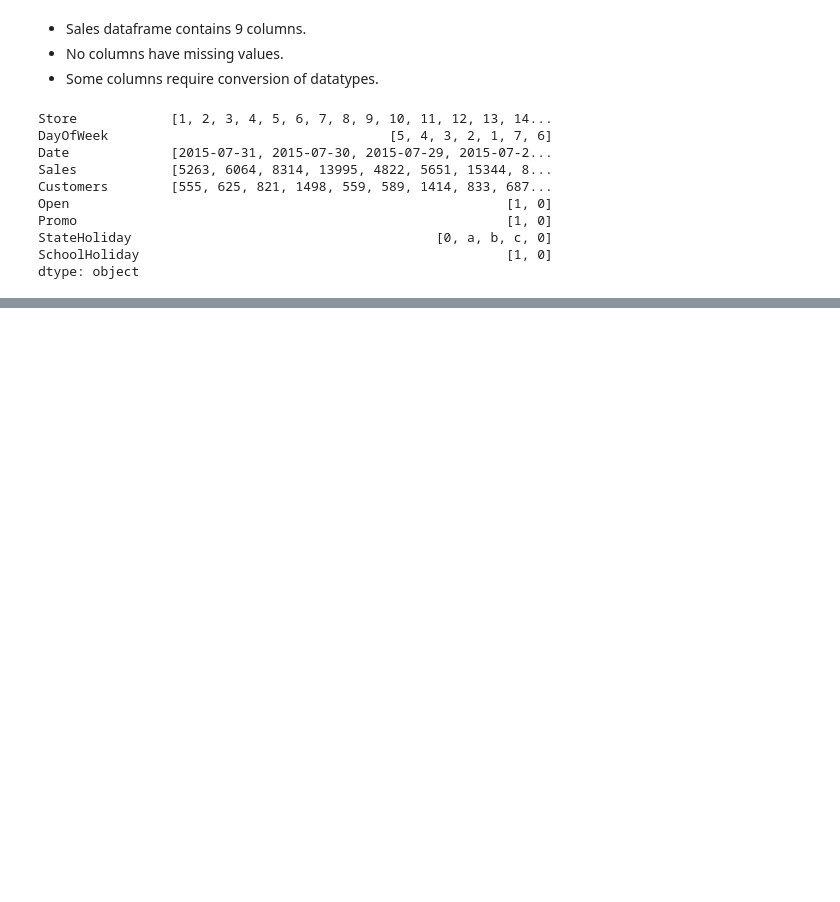
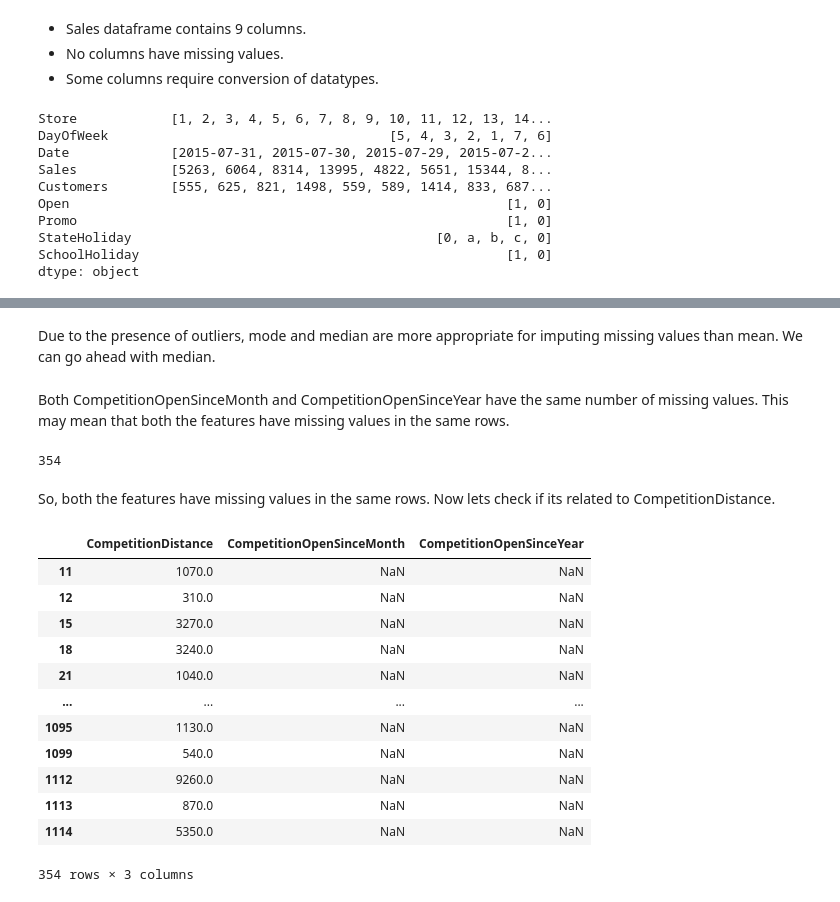
Before and after one commit to connect-midhunr/rossmann-sales-prediction, a Jupyter notebook: Rossmann_Sales_Prediction_Capstone_Project.ipynb, the cells around one changed output, grey strips where cells are left out. Cells and saved outputs as stored; diff of their text form; code cells hidden in the pictures; blank space fills up the shorter version.

```diff
--- a/Rossmann_Sales_Prediction_Capstone_Project.ipynb
+++ b/Rossmann_Sales_Prediction_Capstone_Project.ipynb
@@ -253,0 +325,2 @@ dtype: object
+# %% [markdown]
+Due to the presence of outliers, mode and median are more appropriate for imputing missing values than mean. We can go ahead with median.
@@ -253,0 +330,34 @@ dtype: object
+# %% [markdown]
+Both CompetitionOpenSinceMonth and CompetitionOpenSinceYear have the same number of missing values. This may mean that both the features have missing values in the same rows.
+# %%
+# check if CompetitionOpenSinceMonth and CompetitionOpenSinceYear have missing values in the same rows
+
+count = 0
+for index, row in store_df.iterrows():
+  if np.isnan(row["CompetitionOpenSinceMonth"]) and np.isnan(row["CompetitionOpenSinceYear"]):
+    count += 1
+
+print(count)
+# %% [output]
+354
+# %% [markdown]
+So, both the features have missing values in the same rows. Now lets check if its related to CompetitionDistance.
+# %%
+# show CompetitionDistance, CompetitionOpenSinceMonth and CompetitionOpenSinceYear for rows
+# where CompetitionOpenSinceMonth and CompetitionOpenSinceYear have missing values
+
+store_df[np.isnan(store_df["CompetitionOpenSinceMonth"])].loc[:, ["CompetitionDistance", "CompetitionOpenSinceMonth", "CompetitionOpenSinceYear"]]
+# %% [output]
+|  | CompetitionDistance | CompetitionOpenSinceMonth | CompetitionOpenSinceYear |
+| 11 | 1070.0 | NaN | NaN |
+| 12 | 310.0 | NaN | NaN |
+| 15 | 3270.0 | NaN | NaN |
+| 18 | 3240.0 | NaN | NaN |
+| 21 | 1040.0 | NaN | NaN |
+| ... | ... | ... | ... |
+| 1095 | 1130.0 | NaN | NaN |
+| 1099 | 540.0 | NaN | NaN |
+| 1112 | 9260.0 | NaN | NaN |
+| 1113 | 870.0 | NaN | NaN |
+| 1114 | 5350.0 | NaN | NaN |
+354 rows × 3 columns
```
Also changed, not shown: parts of 34 cells of this notebook.
